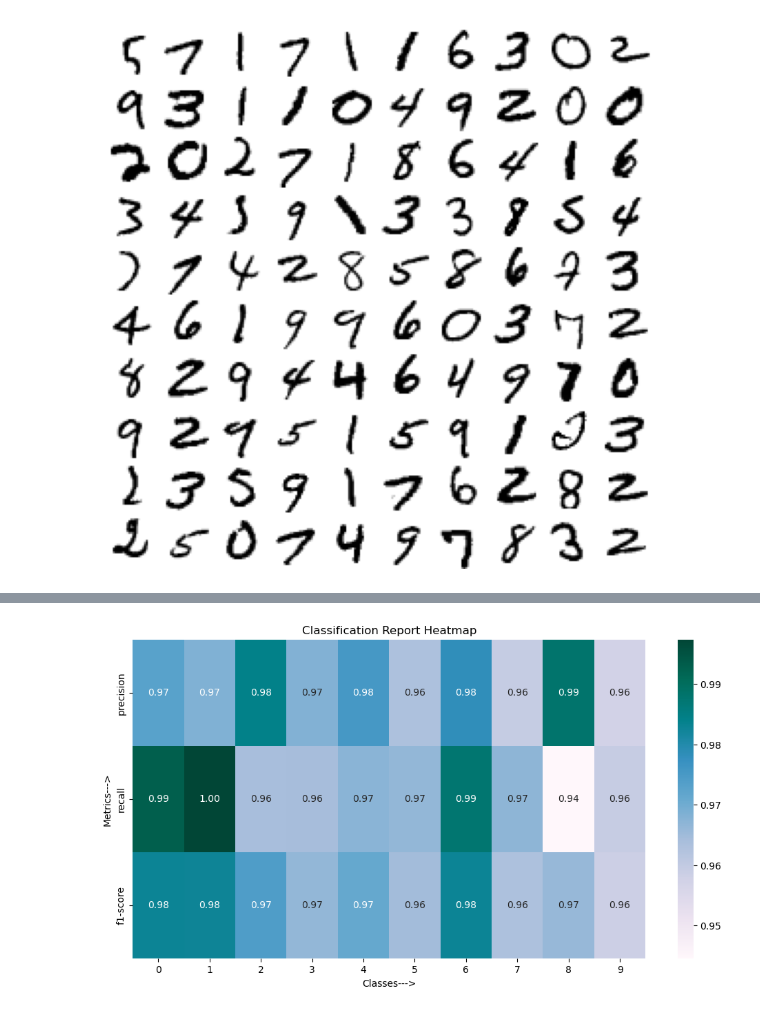
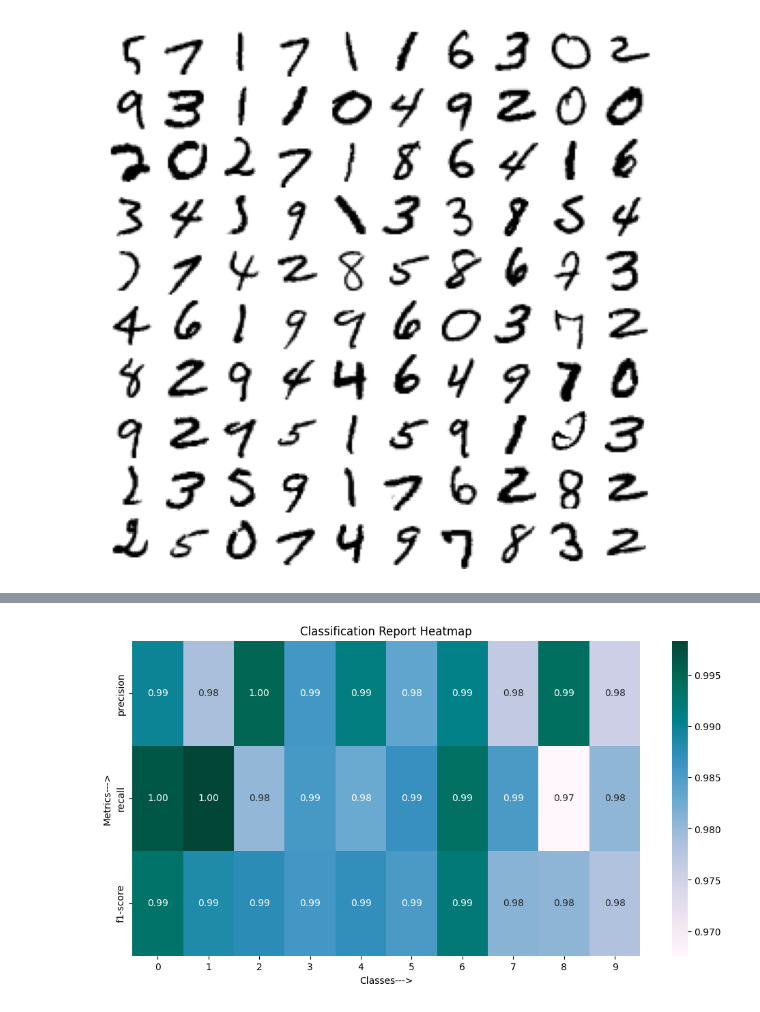
Before and after one commit to Lavan696/mnist-dataset-ml-project, a Jupyter notebook: mnist_dataset.ipynb, the cells around one changed output, grey strips where cells are left out. Saved outputs shown, nothing was run; the diff lists cells and outputs as text; code cells hidden in the pictures.

```diff
--- a/mnist_dataset.ipynb
+++ b/mnist_dataset.ipynb
@@ -128,0 +146,2 @@ kn_clf_cvs.mean()
+# %%
+y_augmented = np.hstack([y,y,y,y,y])
@@ -128,0 +152,5 @@ kn_clf_cvs.mean()
+# %%
+from sklearn.model_selection import train_test_split
+X_train,X_test,y_train,y_test = train_test_split(X_augmented,y_augmented,test_size = 0.2,random_state = 42)
+# %%
+kn_best_clf = KNeighborsClassifier(weights='distance',n_neighbors= 4)
@@ -129,4 +171,4 @@ kn_clf_cvs.mean()
 # %%
-y_predicted = kn_clf.predict(X_test)
+y_predicted = kn_best_clf.predict(X_test)
 y_predicted
 # %% [output]
@@ -344,14 +310,14 @@ plt.show()
 # %%
 from sklearn.metrics import classification_report
-clf_report = classification_report(y_test, y_pred, output_dict=True)
+clf_report = classification_report(y_test, y_predicted, output_dict=True)
 clf_report = pd.DataFrame(clf_report).transpose()
 clf_report = clf_report.drop(columns=['support'])
 plt.figure(figsize=(12, 6))
 sns.heatmap(clf_report.iloc[:-3, :].T, annot=True, cmap='PuBuGn', fmt=".2f")
 plt.title('Classification Report Heatmap')
 plt.ylabel('Metrics--->')
 plt.xlabel('Classes--->')
 plt.show()
 # %% [output]
-[figure, old version]
+[figure, new version]
 # %%
```
Also changed, not shown: parts of 65 cells of this notebook.
